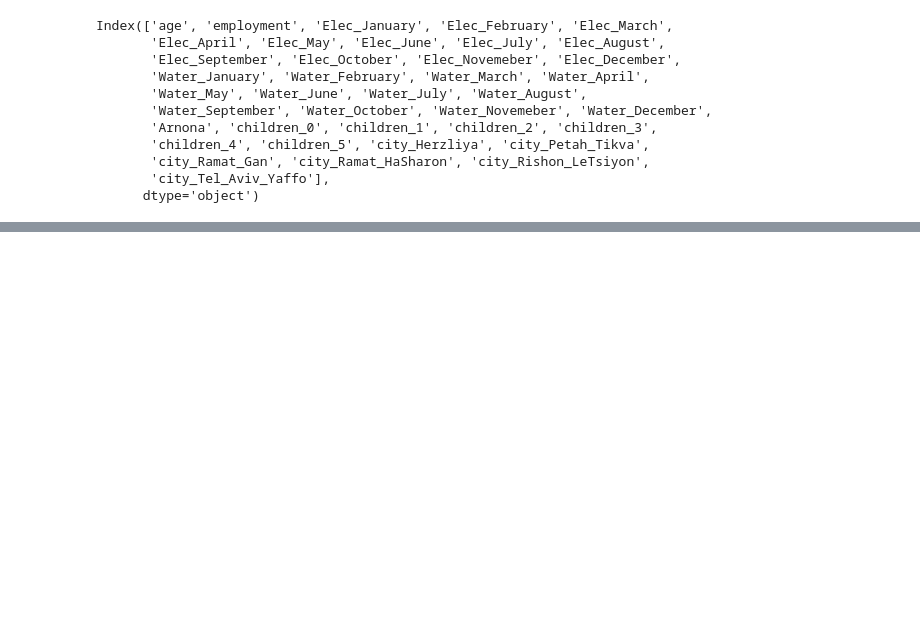
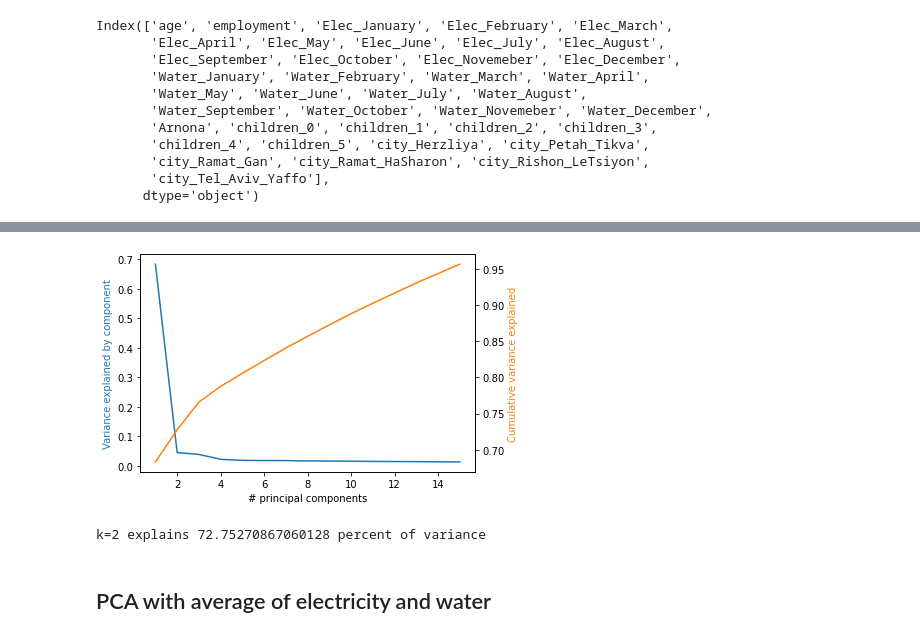
Before and after one commit to nissim-kojranski-cohen/hackathon, a Jupyter notebook: EDA.ipynb, the cells around one changed output, grey strips where cells are left out. Drawn from its saved outputs; the diff is of its cells as text; code cells hidden in the pictures; blank space fills up the shorter version.

```diff
--- a/EDA.ipynb
+++ b/EDA.ipynb
@@ -394,4 +395,9 @@ num_feats = ['age','Elec_January', 'Elec_February', 'Elec_March',
        'Water_May', 'Water_June', 'Water_July', 'Water_August',
        'Water_September', 'Water_October', 'Water_Novemeber', 'Water_December',
        'Arnona'] #dropped one-hot enconded features + employment (binary)
+# %%
+other_feats = ['employment',  'children_0', 'children_1', 'children_2', 'children_3',
+       'children_4', 'children_5', 'city_Herzliya', 'city_Petah_Tikva',
+       'city_Ramat_Gan', 'city_Ramat_HaSharon', 'city_Rishon_LeTsiyon',
+       'city_Tel_Aviv_Yaffo']
 # %%
@@ -402,0 +441,24 @@ AttributeError: 'numpy.ndarray' object has no attribute 'head'
+# %%
+n_components=15
+
+pca = PCA(n_components)
+pca.fit(pca_df)
+
+x_range = np.arange(1, n_components+1)
+plt.plot(x_range, pca.explained_variance_ratio_)
+plt.xlabel('# principal components')
+plt.ylabel('Variance explained by component', color='C0')
+plt.twinx()
+
+plt.plot(x_range, pca.explained_variance_ratio_.cumsum(), color='C1')
+plt.ylabel('Cumulative variance explained', color='C1')
+plt.show()
+# %% [output]
+[figure, added]
+# %%
+k = 2
+print(f'k={k} explains', 100 * sum(pca.explained_variance_ratio_[:k]), 'percent of variance')
+# %% [output]
+k=2 explains 72.75270867060128 percent of variance
+# %% [markdown]
+## PCA with average of electricity and water
```
Also changed, not shown: parts of 22 cells of this notebook.
